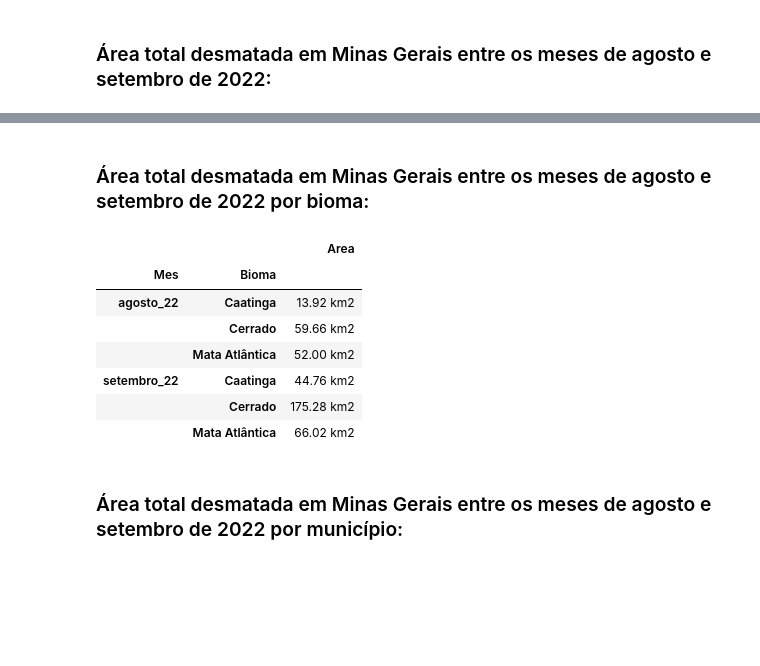
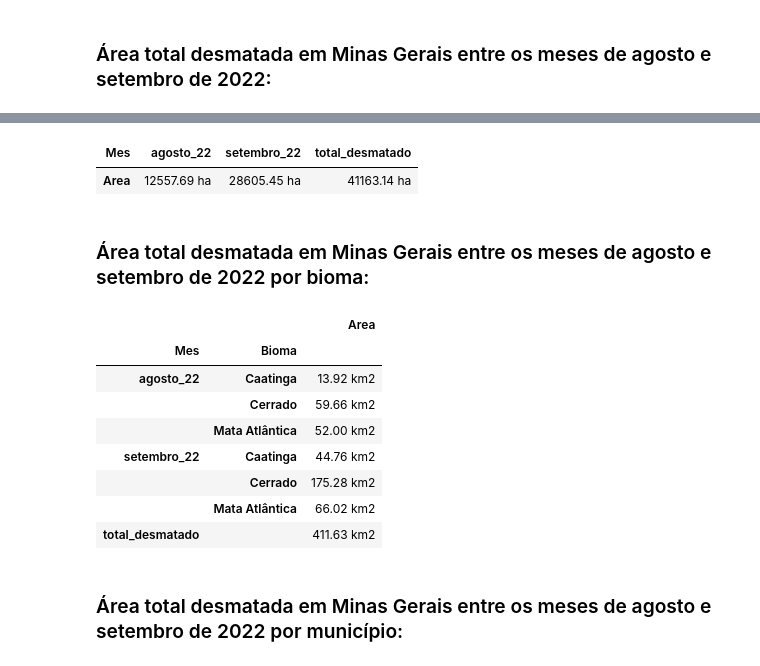
Before and after one commit to mcatrinque/brazil_illegal_deforestation, a Jupyter notebook: 02_analise.ipynb, the cells around one changed output, grey strips where cells are left out. Cells and saved outputs as stored; diff of their text form; code cells hidden in the pictures; blank space fills up the shorter version.

```diff
--- a/02_analise.ipynb
+++ b/02_analise.ipynb
@@ -84,2 +84,26 @@ focos_desmatamento_mg['Area'] = focos_desmatamento_mg['geometry'].area / km2
+# %%
+# gera um relatório sobre desmatamento, agrupando os dados e calculando as áreas abrangidas por ele
+def relatorio_desmatamento(unidade, focos_desmatamento_mg, agrupamento):
+
+    # converter unidade de medida km2 = 1, ha = 100
+    if unidade == 'ha':
+        multiplicador = 100
+    else:
+        multiplicador = 1
+
+    # agrupar os dados por bioma por bioma e somando as áreas
+    areas = focos_desmatamento_mg.groupby(agrupamento)['Area'].sum() * multiplicador
+
+    # acrescenta o total acumulado dos meses
+    areas.loc['total_desmatado'] = areas.sum()
+
+    # gerar tabela para apresentar a area desmatada
+    df_areas = pd.DataFrame(areas)
+
+    # formatar os dados para serem exibidos
+    formato_string = '{{:.2f}} {}'.format(unidade)
+    df_areas = df_areas.applymap(formato_string.format)
+
+    return df_areas
 # %% [markdown]
 ### Área total desmatada em Minas Gerais entre os meses de agosto e setembro de 2022:
@@ -106,25 +110,26 @@ df_areas_desmatadas_mes
+# %%
+df_areas_desmatadas_mes = relatorio_desmatamento('ha', focos_desmatamento_mg, 'Mes')
+
+df_areas_desmatadas_mes.T
+# %% [output]
+| Mes | agosto_22 | setembro_22 | total_desmatado |
+| Area | 12557.69 ha | 28605.45 ha | 41163.14 ha |
 # %% [markdown]
 ### Área total desmatada em Minas Gerais entre os meses de agosto e setembro de 2022 por bioma:
-# %%
-# agrupar os dados por bioma por bioma e somando as áreas
-areas_desmatadas_por_bioma = focos_desmatamento_mg.groupby(['Mes', 'Bioma'])['Area'].sum()
-
-# gerar tabela para apresentar a area desmatada
-df_areas_desmatadas_por_bioma = pd.DataFrame(areas_desmatadas_por_bioma)
-
-# formatar os dados para serem exibidos
-df_areas_desmatadas_por_bioma = df_areas_desmatadas_por_bioma.applymap('{:.2f} km2'.format)
-
-df_areas_desmatadas_por_bioma
-# %% [output]
-|  |  | Area |
-| Mes | Bioma |  |
-| agosto_22 | Caatinga | 13.92 km2 |
-|  | Cerrado | 59.66 km2 |
-|  | Mata Atlântica | 52.00 km2 |
-| setembro_22 | Caatinga | 44.76 km2 |
-|  | Cerrado | 175.28 km2 |
-|  | Mata Atlântica | 66.02 km2 |
+# %%
+df_areas_desmatadas_por_bioma = relatorio_desmatamento('km2', focos_desmatamento_mg, ['Mes', 'Bioma'])
+
+df_areas_desmatadas_por_bioma
+# %% [output]
+|  |  | Area |
+| Mes | Bioma |  |
+| agosto_22 | Caatinga | 13.92 km2 |
+|  | Cerrado | 59.66 km2 |
+|  | Mata Atlântica | 52.00 km2 |
+| setembro_22 | Caatinga | 44.76 km2 |
+|  | Cerrado | 175.28 km2 |
+|  | Mata Atlântica | 66.02 km2 |
+| total_desmatado |  | 411.63 km2 |
 # %% [markdown]
 ### Área total desmatada em Minas Gerais entre os meses de agosto e setembro de 2022 por município:
 # %%
```
Also changed, not shown: parts of 5 cells of this notebook, 1 other file.
